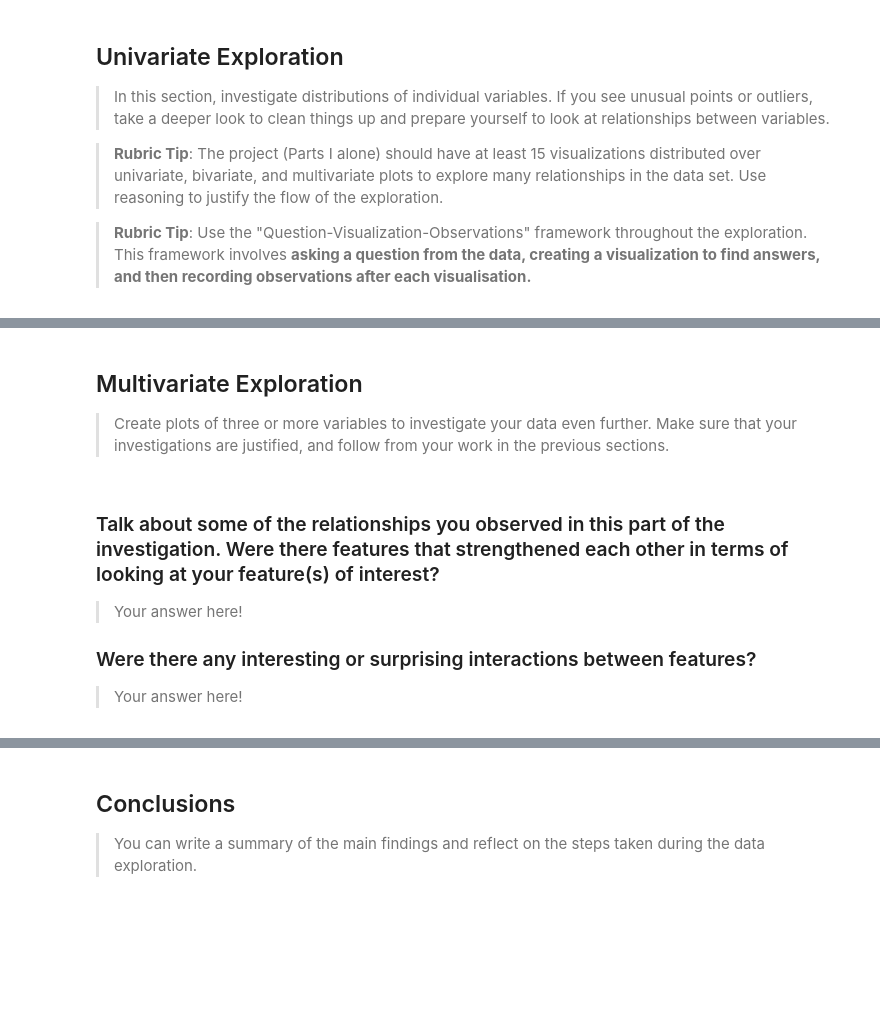
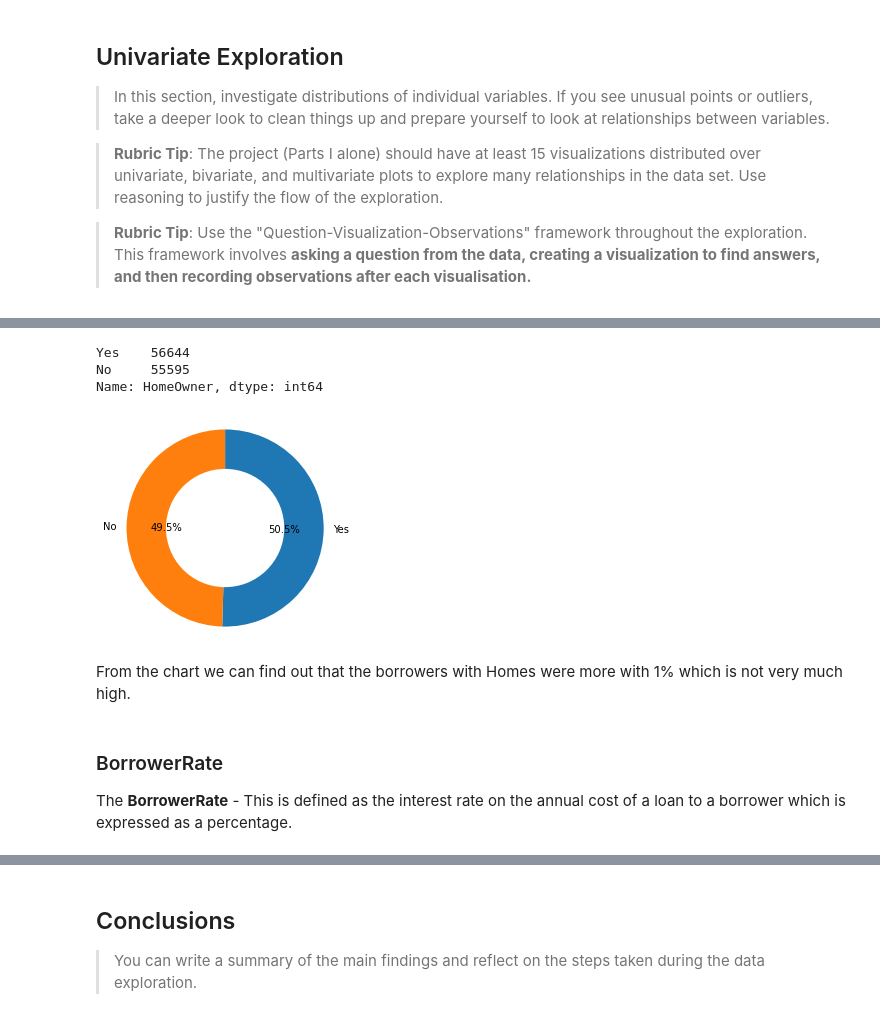
Before and after one commit to samwata/prosper_loan_data_analysis, a Jupyter notebook: Part_I_exploration_template.ipynb, the cells around one changed output, grey strips where cells are left out. Cells and saved outputs as stored; diff of their text form; code cells hidden in the pictures; blank space fills up the shorter version.

```diff
--- a/Part_I_exploration_template.ipynb
+++ b/Part_I_exploration_template.ipynb
@@ -111,9 +111,9 @@ Index(['ListingKey', 'ListingNumber', 'ListingCreationDate', 'CreditGrade',
 # %%
 columns_sub = ['ListingNumber', 'CreditGrade', 'Term', 'LoanStatus', 'ClosedDate', 'BorrowerAPR',
                'BorrowerRate', 'BorrowerState', 'Occupation', 'EmploymentStatus', 'InvestmentFromFriendsCount',
-               'InvestmentFromFriendsAmount', 'LoanOriginalAmount', 'ProsperRating (Alpha)','IncomeRange',
-               'StatedMonthlyIncome', 'LoanCurrentDaysDelinquent', 'LoanOriginalAmount', 'LoanOriginationDate',
-               'MonthlyLoanPayment', 'Investors' ]
+               'InvestmentFromFriendsAmount', 'LoanOriginalAmount', 'ProsperRating (Alpha)','ProsperScore','IncomeRange',
+               'StatedMonthlyIncome', 'LoanCurrentDaysDelinquent', 'DebtToIncomeRatio','LoanOriginalAmount', 'LoanOriginationDate',
+               'MonthlyLoanPayment', 'Investors','IsBorrowerHomeowner' ]
 loan_df = df[columns_sub]
 loan_df.head()
 # %% [output]
@@ -244,0 +251,4 @@ Name: ClosedDate_test, dtype: datetime64[ns]
+# %%
+#Add month and year columns
+loan_df['loan_year'] = pd.DatetimeIndex(loan_df['LoanOriginationDate']).year
+loan_df['loan_month'] = pd.DatetimeIndex(loan_df['LoanOriginationDate']).month
@@ -244,0 +291,2 @@ Name: ClosedDate_test, dtype: datetime64[ns]
+# %%
+loan_df["HomeOwner"]= loan_df.IsBorrowerHomeowner.map(lambda IsBorrowerHomeowner:'Yes' if IsBorrowerHomeowner==True else 'No')
@@ -311,14 +320,19 @@ fashion in the previous section (univariate exploration).
-# %% [markdown]
-## Multivariate Exploration
-
-> Create plots of three or more variables to investigate your data even
-further. Make sure that your investigations are justified, and follow from
-your work in the previous sections.
-# %% [markdown]
-### Talk about some of the relationships you observed in this part of the investigation. Were there features that strengthened each other in terms of looking at your feature(s) of interest?
-
-> Your answer here!
-
-### Were there any interesting or surprising interactions between features?
-
-> Your answer here!
+# %%
+loan_df['HomeOwner'].value_counts()
+# %% [output]
+Yes    56644
+No     55595
+Name: HomeOwner, dtype: int64
+# %%
+# Plot the count to check whether the borrower is home owner
+type_counts = loan_df['HomeOwner'].value_counts()
+plt.pie(type_counts, labels = type_counts.index, startangle = 90,
+        counterclock = False, wedgeprops = {'width' : 0.4}, autopct='%1.1f%%');
+plt.axis('square');
+# %% [output]
+[figure, added]
+# %% [markdown]
+From the chart we can find out that the borrowers with Homes were more with 1% which is not very much high.
+# %% [markdown]
+### BorrowerRate
+The **BorrowerRate** - This is defined as the interest rate on the annual cost of a loan to  a borrower which is expressed as a percentage.
```
Also changed, not shown: parts of 80 cells of this notebook, 1 other file.
